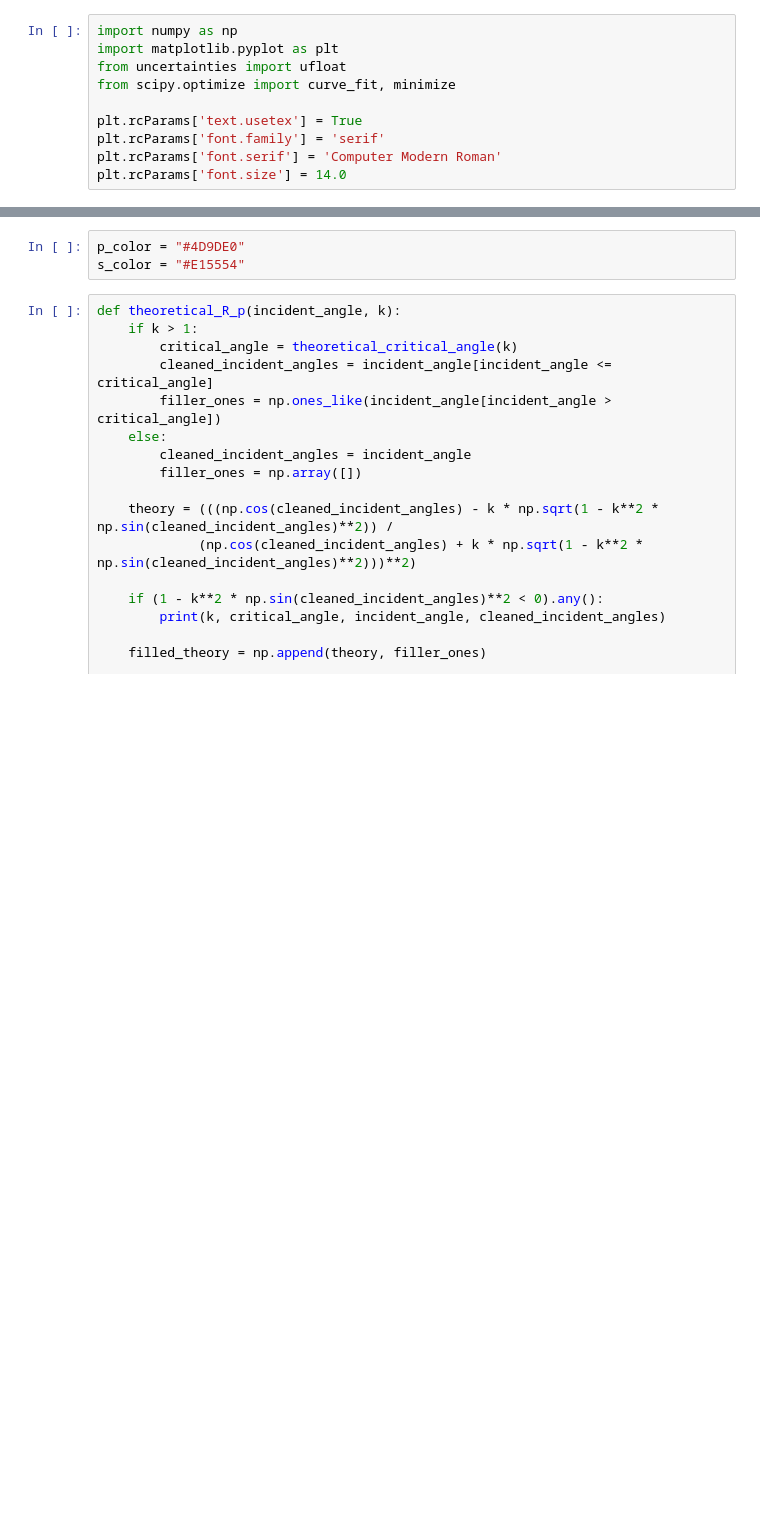
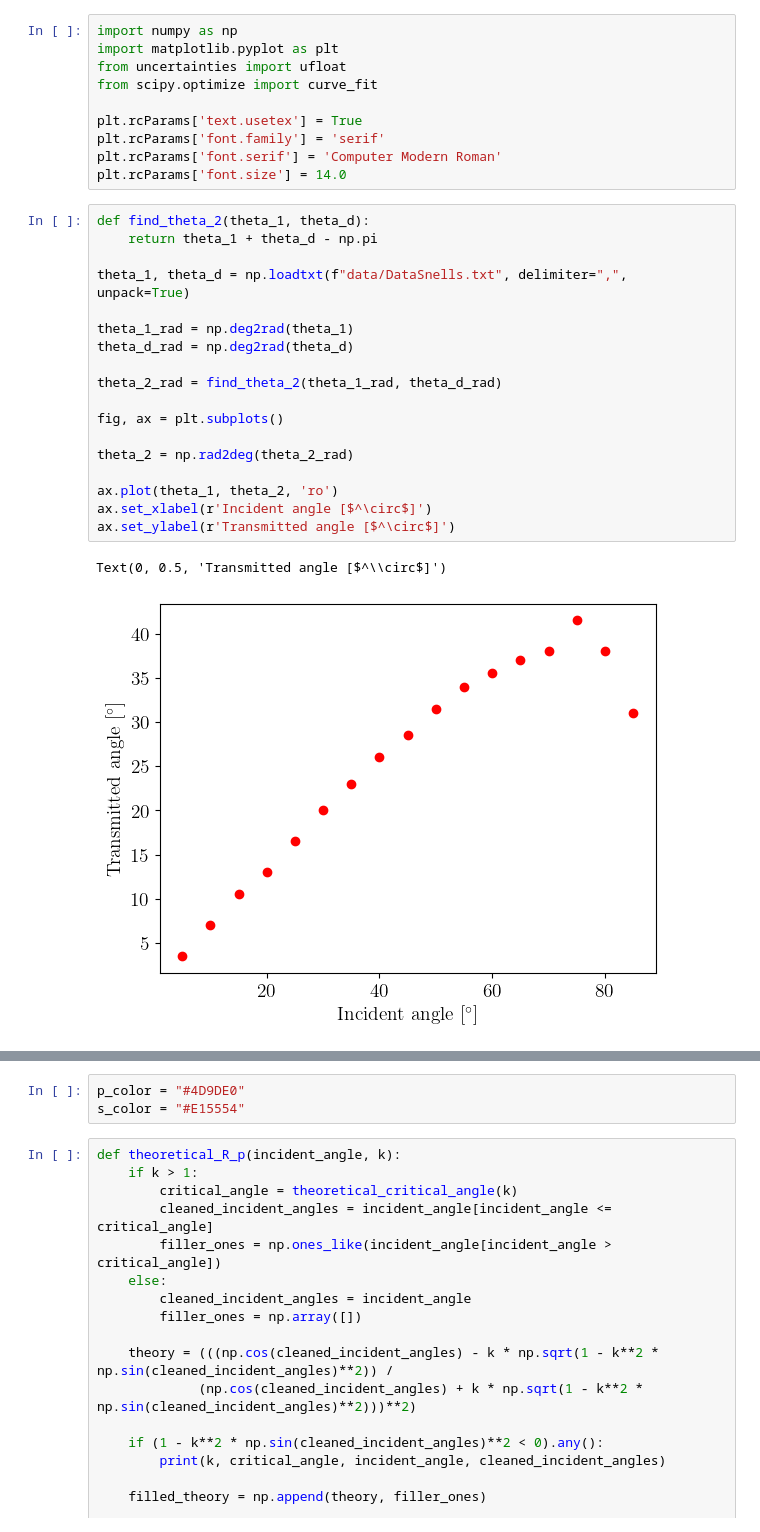
Before and after one commit to AsMoeBoe/eksperimentel-fysik, a Jupyter notebook: FresnelRelationsDay2.ipynb, the cells around one changed output, grey strips where cells are left out. Saved outputs shown, nothing was run; the diff lists cells and outputs as text; blank space fills up the shorter version.

Commit message:
Updated report and data processing

```diff
--- a/FresnelRelationsDay2.ipynb
+++ b/FresnelRelationsDay2.ipynb
@@ -2,9 +2,30 @@
 import numpy as np
 import matplotlib.pyplot as plt
 from uncertainties import ufloat
-from scipy.optimize import curve_fit, minimize
+from scipy.optimize import curve_fit
 
 plt.rcParams['text.usetex'] = True
 plt.rcParams['font.family'] = 'serif'
 plt.rcParams['font.serif'] = 'Computer Modern Roman'
 plt.rcParams['font.size'] = 14.0
+# %%
+def find_theta_2(theta_1, theta_d):
+    return theta_1 + theta_d - np.pi
+
+theta_1, theta_d = np.loadtxt(f"data/DataSnells.txt", delimiter=",", unpack=True)
+
+theta_1_rad = np.deg2rad(theta_1)
+theta_d_rad = np.deg2rad(theta_d)
+
+theta_2_rad = find_theta_2(theta_1_rad, theta_d_rad)
+
+fig, ax = plt.subplots()
+
+theta_2 = np.rad2deg(theta_2_rad)
+
+ax.plot(theta_1, theta_2, 'ro')
+ax.set_xlabel(r'Incident angle [$^\circ$]')
+ax.set_ylabel(r'Transmitted angle [$^\circ$]')
+# %% [output]
+Text(0, 0.5, 'Transmitted angle [$^\\circ$]')
+[figure, added]
```
Also changed, not shown: parts of 7 cells of this notebook, 19 other files.
